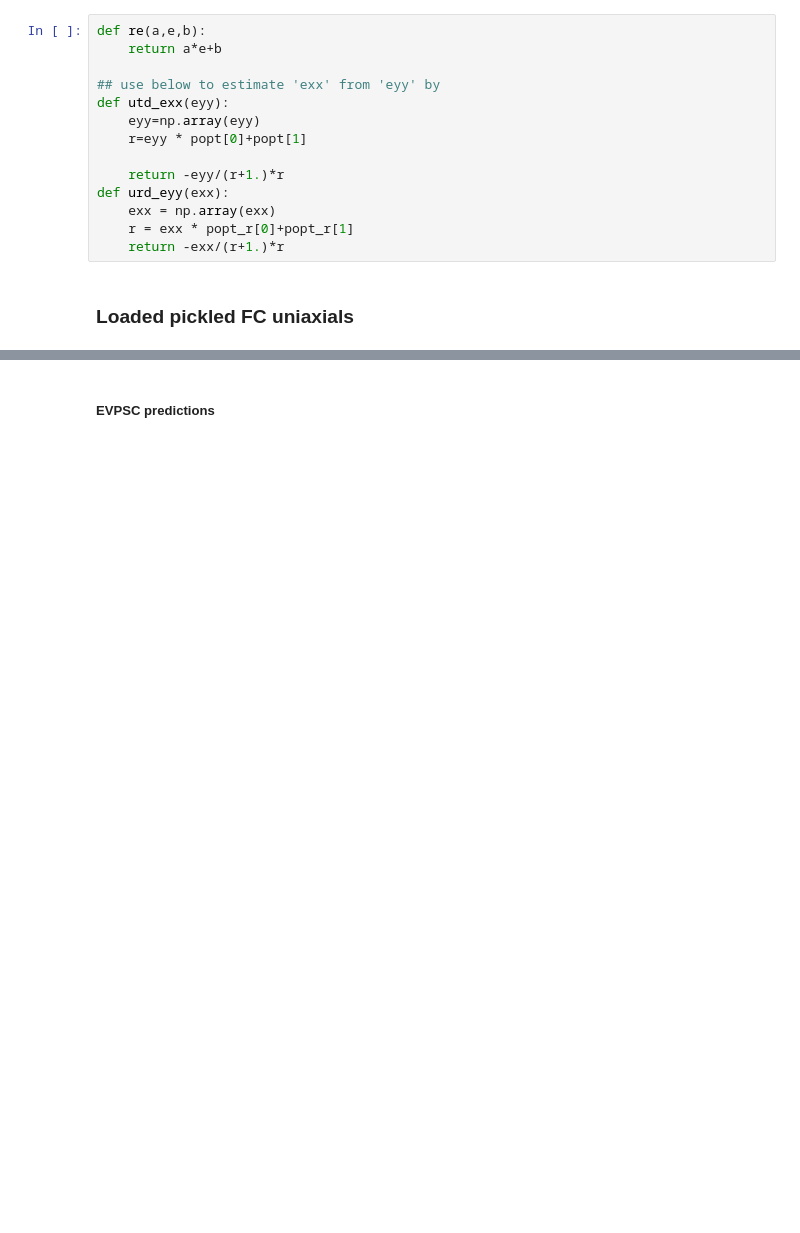
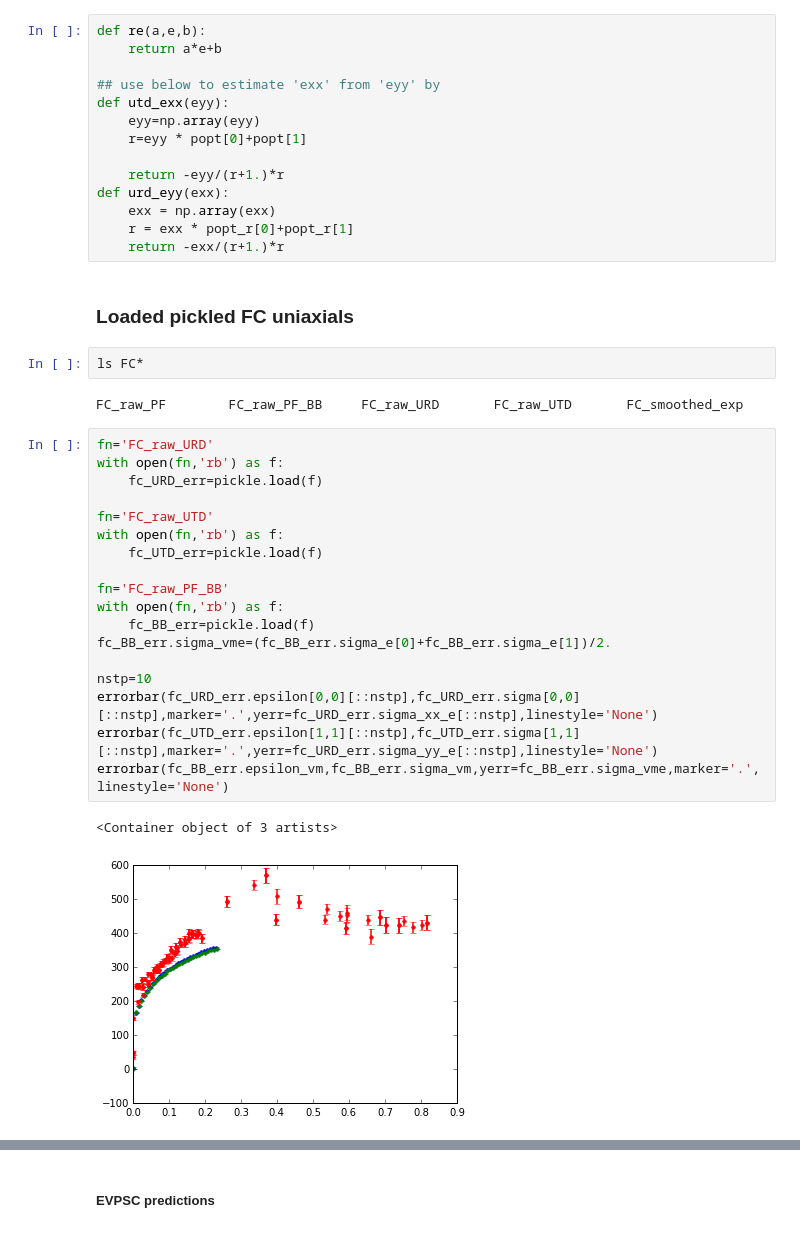
Before and after one commit to youngung/forming_limit_dic, a Jupyter notebook: tutorials/IF steel work contour - for IFsteelMulaxial Paper - X-ray Analysis.ipynb, the cells around one changed output, grey strips where cells are left out. Saved outputs shown, nothing was run; the diff lists cells and outputs as text; blank space fills up the shorter version.

```diff
--- a/tutorials/IF steel work contour - for IFsteelMulaxial Paper - X-ray Analysis.ipynb
+++ b/tutorials/IF steel work contour - for IFsteelMulaxial Paper - X-ray Analysis.ipynb
@@ -47,6 +49,31 @@ def urd_eyy(exx):
     return -exx/(r+1.)*r
 # %% [markdown]
 ### Loaded pickled FC uniaxials
+# %%
+ls FC*
+# %% [output]
+FC_raw_PF        FC_raw_PF_BB     FC_raw_URD       FC_raw_UTD       FC_smoothed_exp
+# %%
+fn='FC_raw_URD'
+with open(fn,'rb') as f:
+    fc_URD_err=pickle.load(f)
+
+fn='FC_raw_UTD'
+with open(fn,'rb') as f:
+    fc_UTD_err=pickle.load(f)
+
+fn='FC_raw_PF_BB'
+with open(fn,'rb') as f:
+    fc_BB_err=pickle.load(f)
+fc_BB_err.sigma_vme=(fc_BB_err.sigma_e[0]+fc_BB_err.sigma_e[1])/2.
+
+nstp=10
+errorbar(fc_URD_err.epsilon[0,0][::nstp],fc_URD_err.sigma[0,0][::nstp],marker='.',yerr=fc_URD_err.sigma_xx_e[::nstp],linestyle='None')
+errorbar(fc_UTD_err.epsilon[1,1][::nstp],fc_UTD_err.sigma[1,1][::nstp],marker='.',yerr=fc_URD_err.sigma_yy_e[::nstp],linestyle='None')
+errorbar(fc_BB_err.epsilon_vm,fc_BB_err.sigma_vm,yerr=fc_BB_err.sigma_vme,marker='.',linestyle='None')
+# %% [output]
+<Container object of 3 artists>
+[figure, added]
 # %%
 ## Pickled data load
 fn='IFsteel_fc_urd'
```
Also changed, not shown: parts of 30 cells of this notebook, 20 other files.
